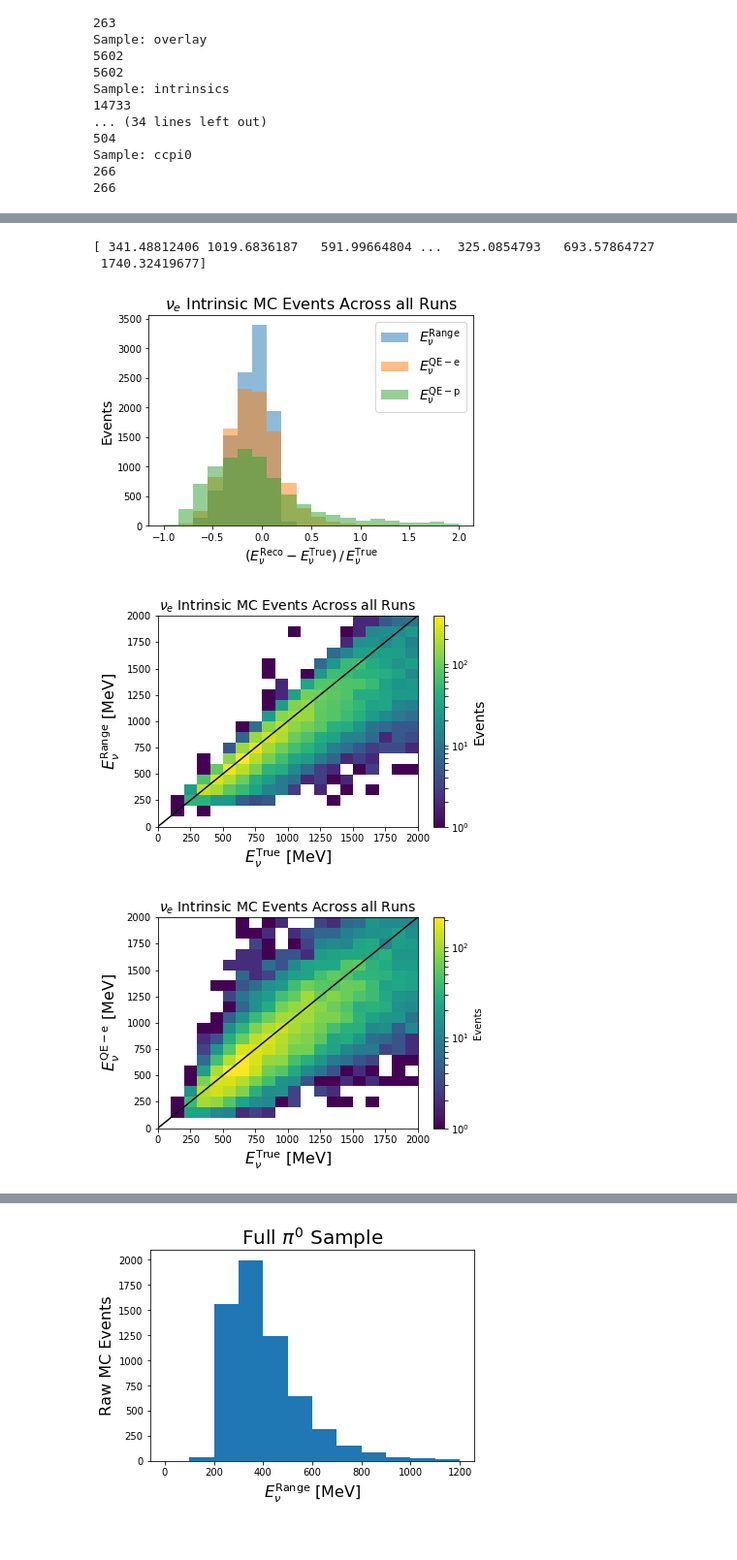
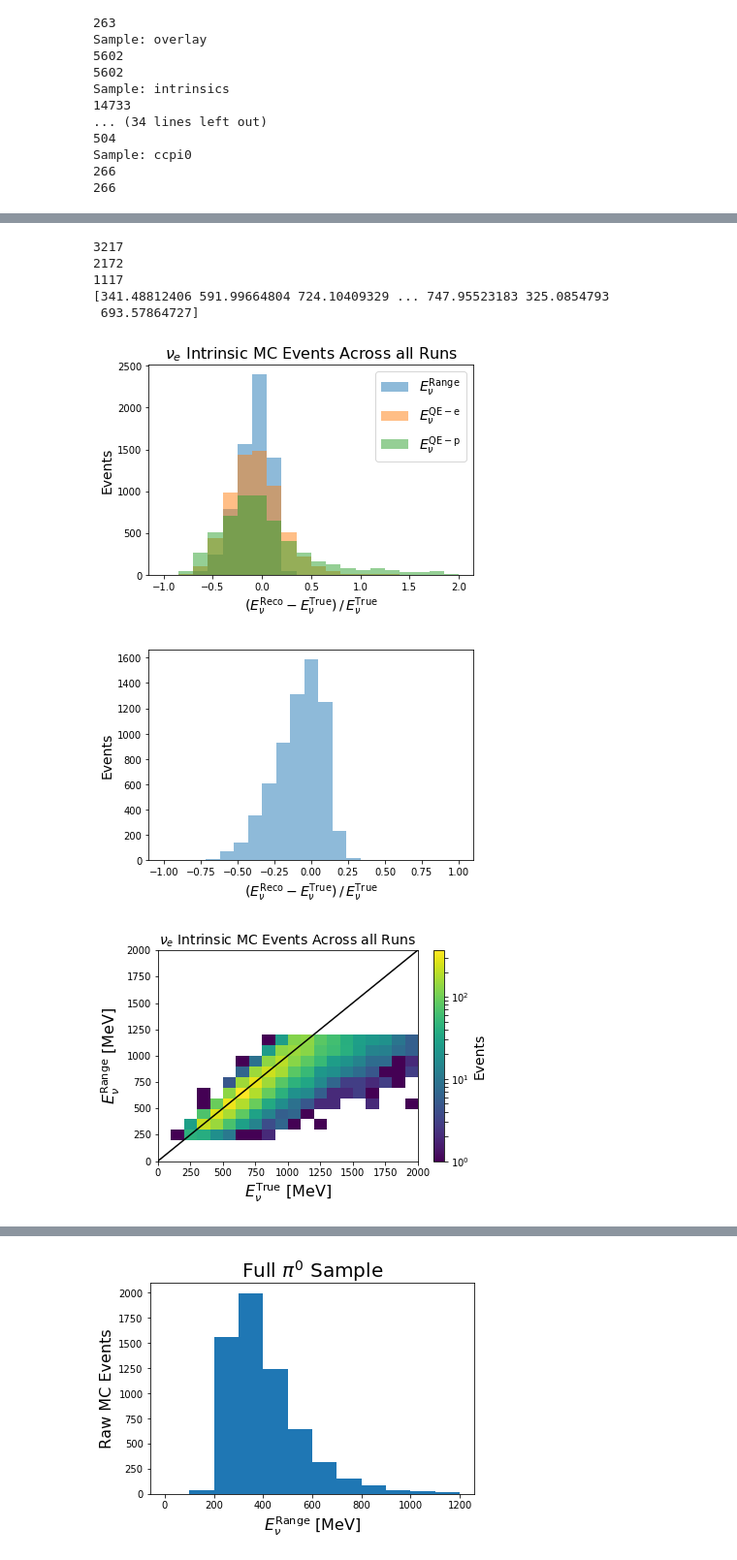
Before and after one commit to LArbys/1L1PSelection, a Jupyter notebook: 1e1pBDT/InternalNoteQuestionsMay2021.ipynb, the cells around one changed output, grey strips where cells are left out. Shown at 97% size. Cells and saved outputs as stored; diff of their text form; code cells hidden in the pictures.

```diff
--- a/1e1pBDT/InternalNoteQuestionsMay2021.ipynb
+++ b/1e1pBDT/InternalNoteQuestionsMay2021.ipynb
@@ -230,21 +230,22 @@ for r in [2,3]:
     errs = {}
     for k in range(20):
         arr = (bdtscores[k]-bdtscores[0])/(bdtscores[0]+1e-6)
-        arr = arr[bdtscores[k] > 0.9]
+        arr = arr[bdtscores[k] > 0.95]
         arr2 = (bdtscores[k]-bdtscores[0])
-        arr2 = arr[bdtscores[k] > 0.9]
+        arr2 = arr[bdtscores[k] > 0.95]
         fracdifs[k] = np.average(arr)
         fracerrs[k] = np.std(arr)
         difs[k] = np.average(arr2)
         errs[k] = np.std(arr2)
 
     fig,ax1 = plt.subplots()
-    plt.title('Run %i Intrinsic MC using Run %i BDTs\nOnly considering BDT scores > 0.9'%(r,2 if r==3 else 3),fontsize=18)
-    plt.xlabel(r'Number of BDTs removed from ensemble $n$',fontsize=14)
+    #plt.title('Run %i Intrinsic MC using Run %i BDTs\nOnly considering BDT scores > 0.9'%(r,2 if r==3 else 3),fontsize=18)
+    plt.xlabel(r'$n$: Number of BDTs removed from ensemble',fontsize=14)
     ax1.set_ylabel(r'$(\overline{S_n} - \overline{S_0})\,/\,\overline{S_0}$',fontsize=20,color='blue')
     ax1.tick_params(axis='y', labelcolor='blue')
     ax2 = ax1.twinx()
     ax2.set_ylabel('Events in Run %i Intrinsic MC'%r,color='red',fontsize=16)
+    ax2.set_ylabel('Events',color='red',fontsize=16)
     ax2.hist(numDropped,bins=19,range=(1,20),alpha=0.5,color='red')
     ax2.tick_params(axis='y', labelcolor='red')
     ax1.errorbar(fracdifs.keys(),fracdifs.values(),yerr=fracerrs.values(),fmt='.',capsize=3,color='blue')
@@ -252,7 +253,11 @@ for r in [2,3]:
     ax1.plot([0,20],[0.01,0.01],color='gray',linestyle='--',label=r'$\pm$ 1%')
     ax1.plot([0,20],[-0.01,-0.01],color='gray',linestyle='--')
     ax1.legend()
+    plt.tight_layout()
+    plt.savefig('Plots/PRD_plots/BDTdrop_r%i.png'%r,dpi=100)
     plt.show()
+    pkl.dump(  plt.gcf(),  open('Plots/PRD_plots/BDTdrop_r%i.pickle'%r,  'wb')  )
+    plt.clf()
 
     fig,ax1 = plt.subplots()
     plt.title('Run %i Intrinsic MC using Run %i BDTs\nOnly considering BDT scores > 0.9'%(r,2 if r==3 else 3),fontsize=18)
@@ -283,11 +290,16 @@ EnuRange = []
 EnuQEe = []
 EnuQEp = []
 EnuTrue = []
+EnuRange
 filetag = 'intrinsics'
 for r in [1,2,3]:
     dfc = df[r][filetag].copy()
     MakeBDTcut(dfc,0,'avgscore',nBDTs,(r==2 and filetag=='overlay'),ttc=0.1)
-    dfc = dfc.query('sigprob>0.95')
+    dfc = dfc.query('sigprob>0.95 and \
+                     Enu_1e1p>200 and \
+                     Enu_1e1p<1200 and \
+                     label==\'nue_ccqe\'')
+    print(len(dfc))
     EnuRange += (list(dfc['Enu_1e1p']))
     EnuQEe += (list(dfc['EnuQE_lepton']))
     EnuQEp += (list(dfc['EnuQE_proton']))
@@ -311,37 +323,47 @@ plt.legend(fontsize=14)
 plt.xlabel(r'$(E_\nu^{\rm Reco} - E_\nu^{\rm True})\,/\,E_\nu^{\rm True}$',fontsize=14)
 plt.ylabel('Events',fontsize=14)
 plt.title(r'$\nu_e$ Intrinsic MC Events Across all Runs',fontsize=16)
+plt.show()
+
+plt.hist(fracerr_range,alpha=0.5,range=(-1,1),bins=21,label=r'$E_\nu^{\rm Range}$')
+#plt.legend(fontsize=14)
+plt.xlabel(r'$(E_\nu^{\rm Reco} - E_\nu^{\rm True})\,/\,E_\nu^{\rm True}$',fontsize=14)
+plt.ylabel('Events',fontsize=14)
+#plt.title(r'$\nu_e$ Intrinsic MC Events Across all Runs',fontsize=16)
 plt.show()
 
 plt.hist2d(EnuTrue,EnuRange,range=((0,2000),(0,2000)),bins=20,norm=LogNorm())
 cb = plt.colorbar(label='Events')
 cb.set_label(label='Events',fontsize=14)
 plt.xlabel(r'$E_\nu^{\rm True}$ [MeV]',fontsize = 16)
 plt.ylabel(r'$E_\nu^{\rm Range}$ [MeV]',fontsize = 16)
 plt.plot([0,2000],[0,2000],color='black')
 plt.title(r'$\nu_e$ Intrinsic MC Events Across all Runs',fontsize=14)
 plt.show()
 
 plt.hist2d(EnuTrue,EnuQEe,range=((0,2000),(0,2000)),bins=20,norm=LogNorm())
 plt.colorbar(label='Events')
 cb.set_label(label='Events',fontsize=14)
 plt.xlabel(r'$E_\nu^{\rm True}$ [MeV]',fontsize = 16)
 plt.ylabel(r'$E_\nu^{\rm QE-e}$ [MeV]',fontsize = 16)
 plt.plot([0,2000],[0,2000],color='black')
 plt.title(r'$\nu_e$ Intrinsic MC Events Across all Runs',fontsize=14)
 plt.show()
 
 plt.hist2d(EnuTrue,EnuQEp,range=((0,2000),(0,2000)),bins=20,norm=LogNorm())
 plt.colorbar(label='Events')
 cb.set_label(label='Events',fontsize=14)
 plt.xlabel(r'$E_\nu^{\rm True}$ [MeV]',fontsize = 16)
 plt.ylabel(r'$E_\nu^{\rm QE-p}$ [MeV]',fontsize = 16)
 plt.plot([0,2000],[0,2000],color='black')
 plt.title(r'$\nu_e$ Intrinsic MC Events Across all Runs',fontsize=14)
 plt.show()
 # %% [output]
-[ 341.48812406 1019.6836187   591.99664804 ...  325.0854793   693.57864727
- 1740.32419677]
+3217
+2172
+1117
+[341.48812406 591.99664804 724.10409329 ... 747.95523183 325.0854793
+ 693.57864727]
-[figure, old version]
+[figure, new version]
-[figure, old version]
+[figure, new version]
-[figure, old version]
+[figure, new version]
```
Also changed, not shown: parts of 3 cells of this notebook, 24 other files.
